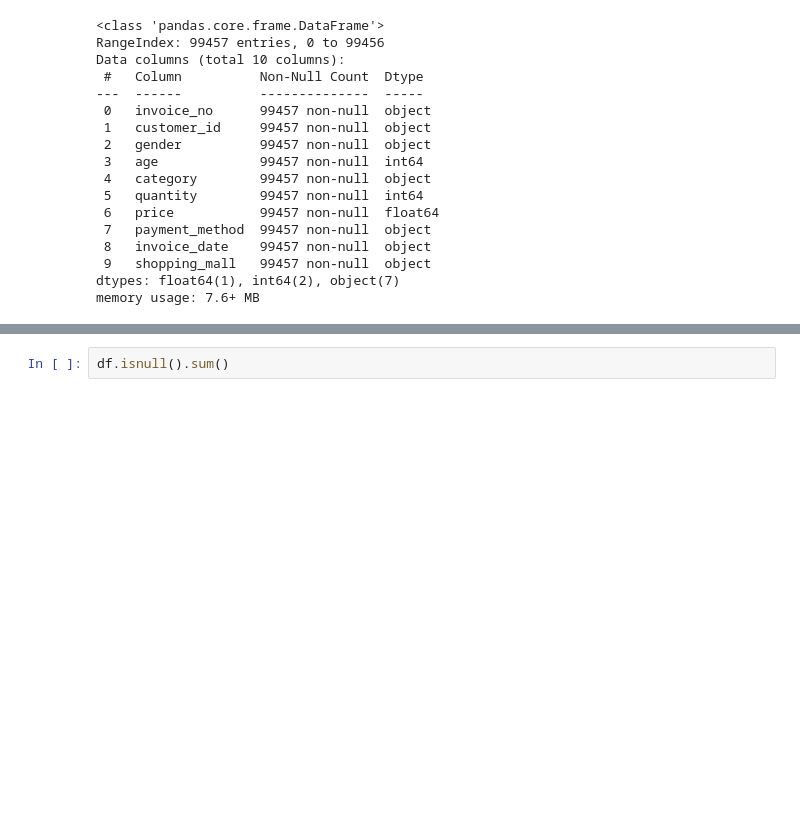
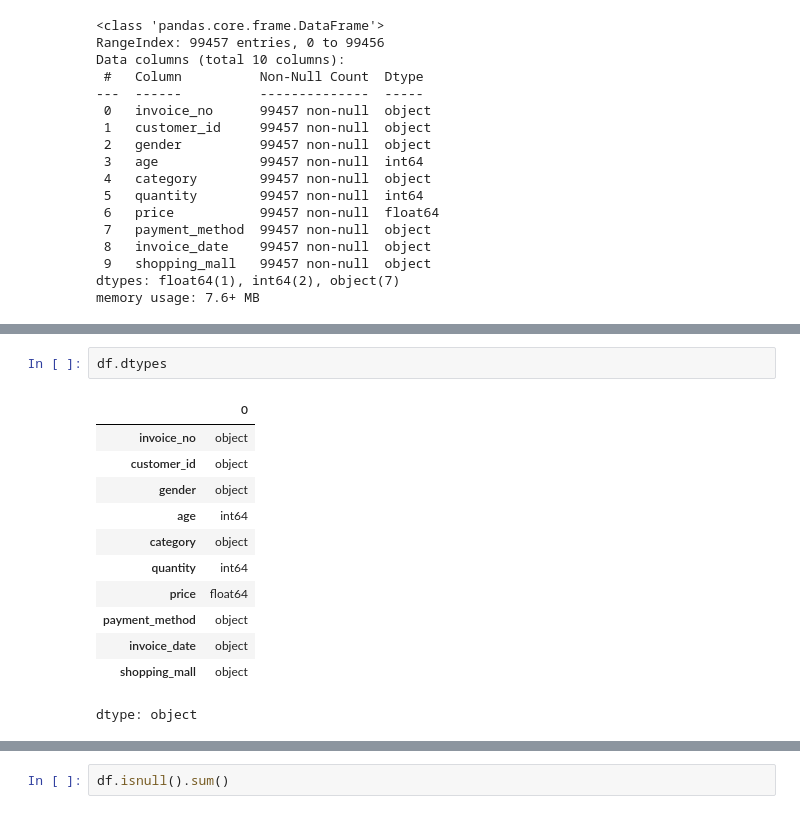
Before and after one commit to anaghck/OIBSIP, a Jupyter notebook: EDA_on_Retail_Sales_Data.ipynb, the cells around one changed output, grey strips where cells are left out. Cells and saved outputs as stored; diff of their text form; blank space fills up the shorter version.

```diff
--- a/EDA_on_Retail_Sales_Data.ipynb
+++ b/EDA_on_Retail_Sales_Data.ipynb
@@ -26,0 +37,15 @@ memory usage: 7.6+ MB
+# %%
+df.dtypes
+# %% [output]
+|  | 0 |
+| invoice_no | object |
+| customer_id | object |
+| gender | object |
+| age | int64 |
+| category | object |
+| quantity | int64 |
+| price | float64 |
+| payment_method | object |
+| invoice_date | object |
+| shopping_mall | object |
+dtype: object
```
Also changed, not shown: parts of 8 cells of this notebook.
